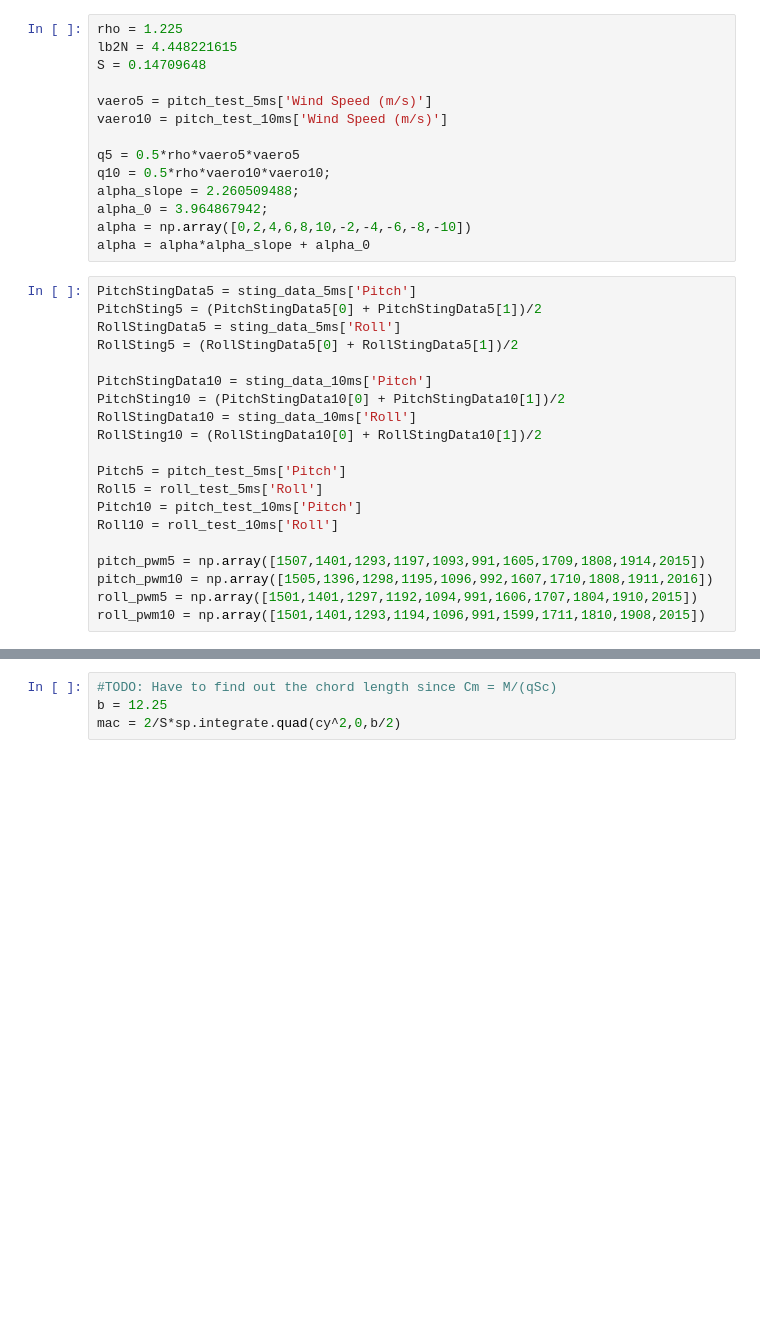
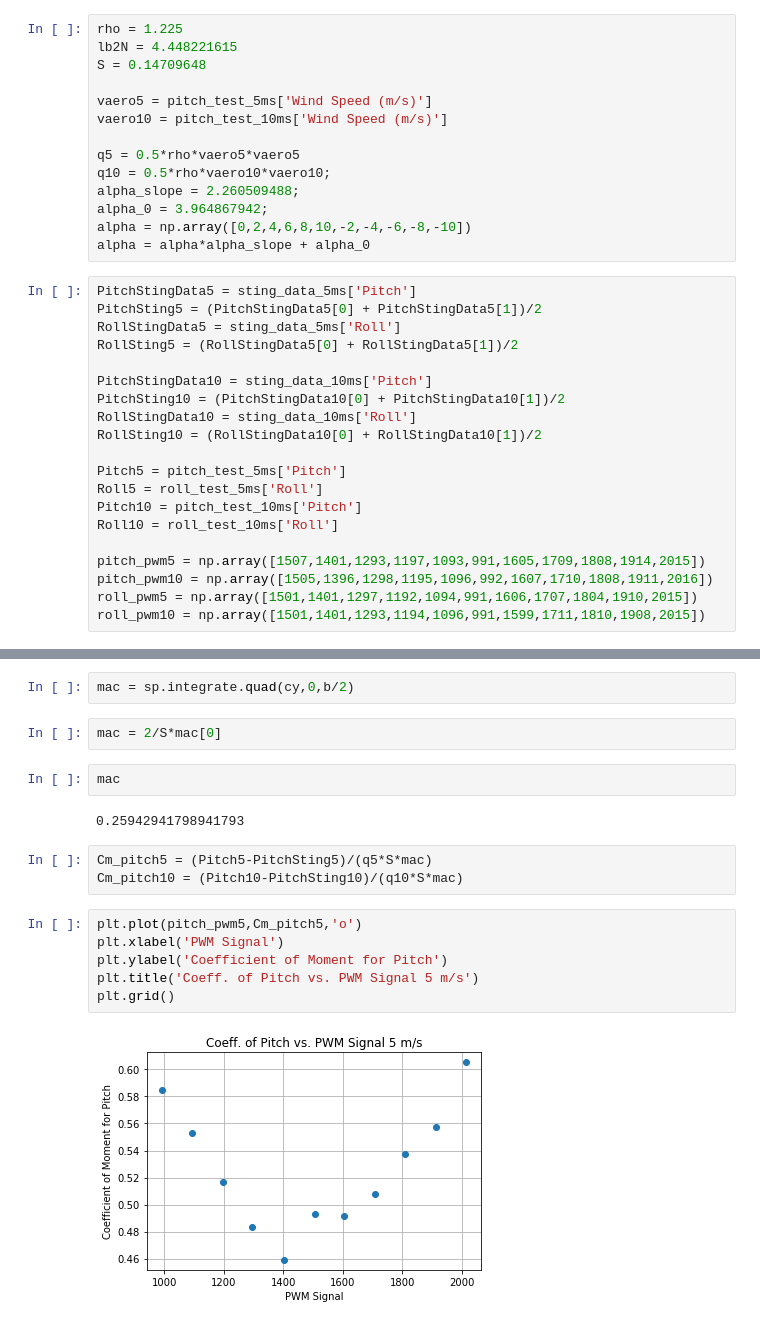
Before and after one commit to jgoppert/aae497-f19, a Jupyter notebook: data_analysis_sid/rollpitch.ipynb, the cells around one changed output, grey strips where cells are left out. Saved outputs shown, nothing was run; the diff lists cells and outputs as text; blank space fills up the shorter version.

Commit message:
wrapped up pitch, not sure about roll, added tilt data

```diff
--- a/data_analysis_sid/rollpitch.ipynb
+++ b/data_analysis_sid/rollpitch.ipynb
@@ -94,4 +95,19 @@ def cy(y):
-# %%
-#TODO: Have to find out the chord length since Cm = M/(qSc)
-b = 12.25
-mac = 2/S*sp.integrate.quad(cy^2,0,b/2)
+# %%
+mac = sp.integrate.quad(cy,0,b/2)
+# %%
+mac = 2/S*mac[0]
+# %%
+mac
+# %% [output]
+0.25942941798941793
+# %%
+Cm_pitch5 = (Pitch5-PitchSting5)/(q5*S*mac)
+Cm_pitch10 = (Pitch10-PitchSting10)/(q10*S*mac)
+# %%
+plt.plot(pitch_pwm5,Cm_pitch5,'o')
+plt.xlabel('PWM Signal')
+plt.ylabel('Coefficient of Moment for Pitch')
+plt.title('Coeff. of Pitch vs. PWM Signal 5 m/s')
+plt.grid()
+# %% [output]
+[figure, added]
```
Also changed, not shown: parts of 2 cells of this notebook, 13 other files.
